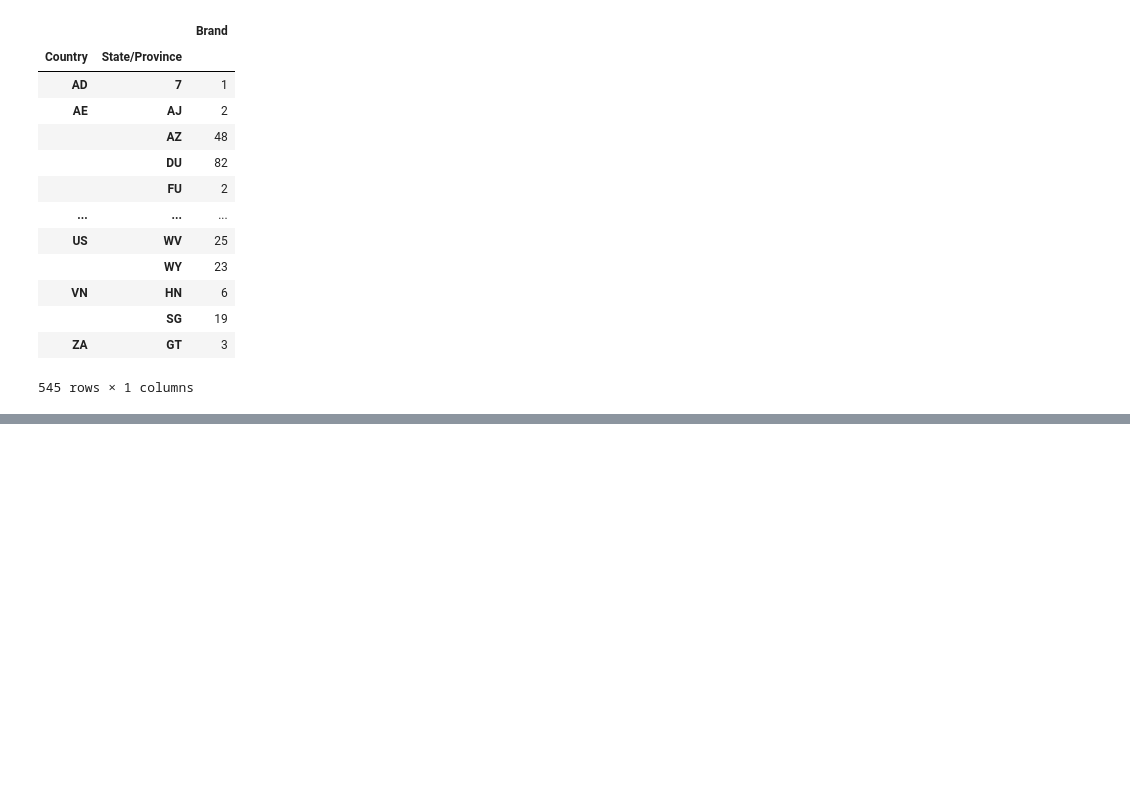
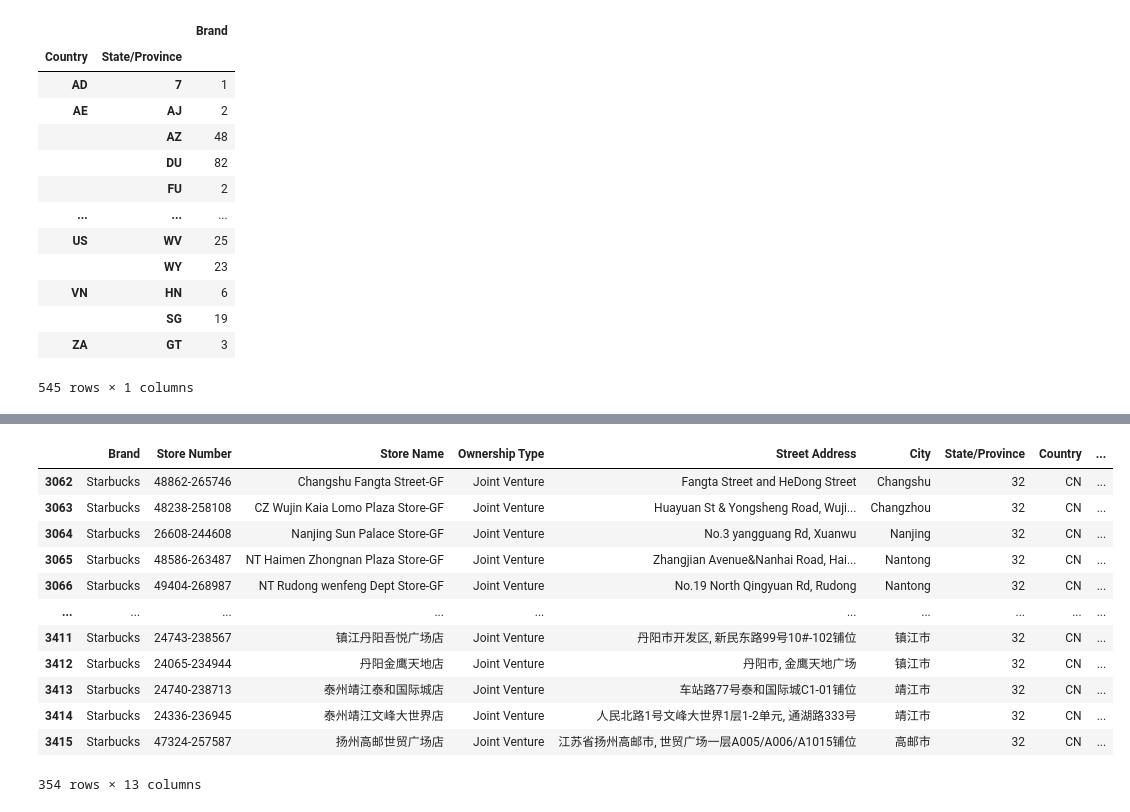
Before and after one commit to yanyusiyunshen/Data-Analysis, a Jupyter notebook: code/pandas.ipynb, the cells around one changed output, grey strips where cells are left out. Cells and saved outputs as stored; diff of their text form; code cells hidden in the pictures; blank space fills up the shorter version.

```diff
--- a/code/pandas.ipynb
+++ b/code/pandas.ipynb
@@ -1891,0 +1937,17 @@ grouped1
+# %%
+#这里可以看出32对应的省是江苏
+country_cn[country_cn['State/Province']=='32']
+# %% [output]
+|  | Brand | Store Number | Store Name | Ownership Type | Street Address | City | State/Province | Country | ... |
+| 3062 | Starbucks | 48862-265746 | Changshu Fangta Street-GF | Joint Venture | Fangta Street and HeDong Street | Changshu | 32 | CN | ... |
+| 3063 | Starbucks | 48238-258108 | CZ Wujin Kaia Lomo Plaza Store-GF | Joint Venture | Huayuan St & Yongsheng Road, Wuji... | Changzhou | 32 | CN | ... |
+| 3064 | Starbucks | 26608-244608 | Nanjing Sun Palace Store-GF | Joint Venture | No.3 yangguang Rd, Xuanwu | Nanjing | 32 | CN | ... |
+| 3065 | Starbucks | 48586-263487 | NT Haimen Zhongnan Plaza Store-GF | Joint Venture | Zhangjian Avenue&Nanhai Road, Hai... | Nantong | 32 | CN | ... |
+| 3066 | Starbucks | 49404-268987 | NT Rudong wenfeng Dept Store-GF | Joint Venture | No.19 North Qingyuan Rd, Rudong | Nantong | 32 | CN | ... |
+| ... | ... | ... | ... | ... | ... | ... | ... | ... | ... |
+| 3411 | Starbucks | 24743-238567 | 镇江丹阳吾悦广场店 | Joint Venture | 丹阳市开发区, 新民东路99号10#-102铺位 | 镇江市 | 32 | CN | ... |
+| 3412 | Starbucks | 24065-234944 | 丹阳金鹰天地店 | Joint Venture | 丹阳市, 金鹰天地广场 | 镇江市 | 32 | CN | ... |
+| 3413 | Starbucks | 24740-238713 | 泰州靖江泰和国际城店 | Joint Venture | 车站路77号泰和国际城C1-01铺位 | 靖江市 | 32 | CN | ... |
+| 3414 | Starbucks | 24336-236945 | 泰州靖江文峰大世界店 | Joint Venture | 人民北路1号文峰大世界1层1-2单元, 通湖路333号 | 靖江市 | 32 | CN | ... |
+| 3415 | Starbucks | 47324-257587 | 扬州高邮世贸广场店 | Joint Venture | 江苏省扬州高邮市, 世贸广场一层A005/A006/A1015铺位 | 高邮市 | 32 | CN | ... |
+354 rows × 13 columns
```
Also changed, not shown: parts of 84 cells of this notebook, 1 other file.
